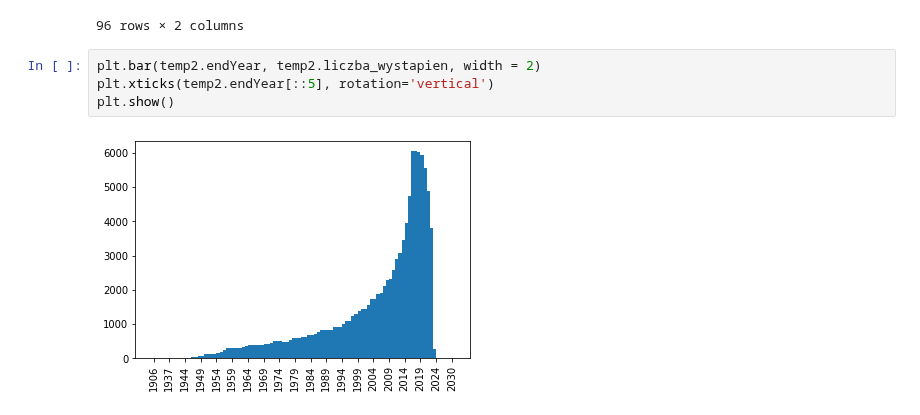
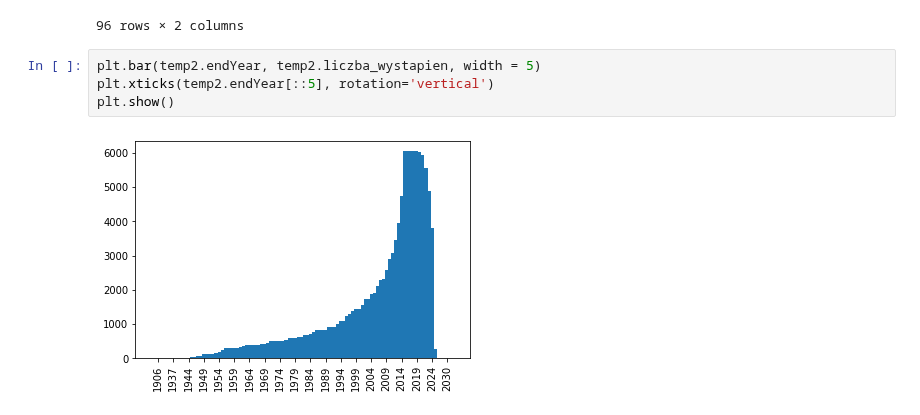
Before and after one commit to PiotrMaciejKowalski/BigData2022-actors, a Jupyter notebook: colabs/Wizualizacje_analiza.ipynb, the cells around one changed output. Drawn from its saved outputs; the diff is of its cells as text.

```diff
--- a/colabs/Wizualizacje_analiza.ipynb
+++ b/colabs/Wizualizacje_analiza.ipynb
@@ -174,8 +180,8 @@ temp2
 | 95 | 2030 | 1 |
 96 rows × 2 columns
 # %%
-plt.bar(temp2.endYear, temp2.liczba_wystapien, width = 2)
+plt.bar(temp2.endYear, temp2.liczba_wystapien, width = 5)
 plt.xticks(temp2.endYear[::5], rotation='vertical')
 plt.show()
 # %% [output]
-[figure, old version]
+[figure, new version]
```
Also changed, not shown: parts of 11 cells of this notebook.
